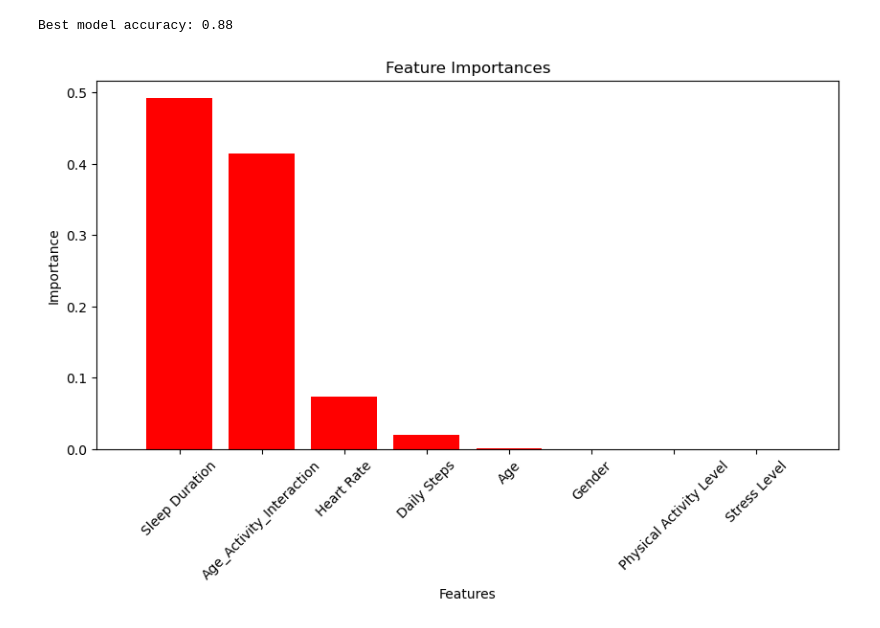
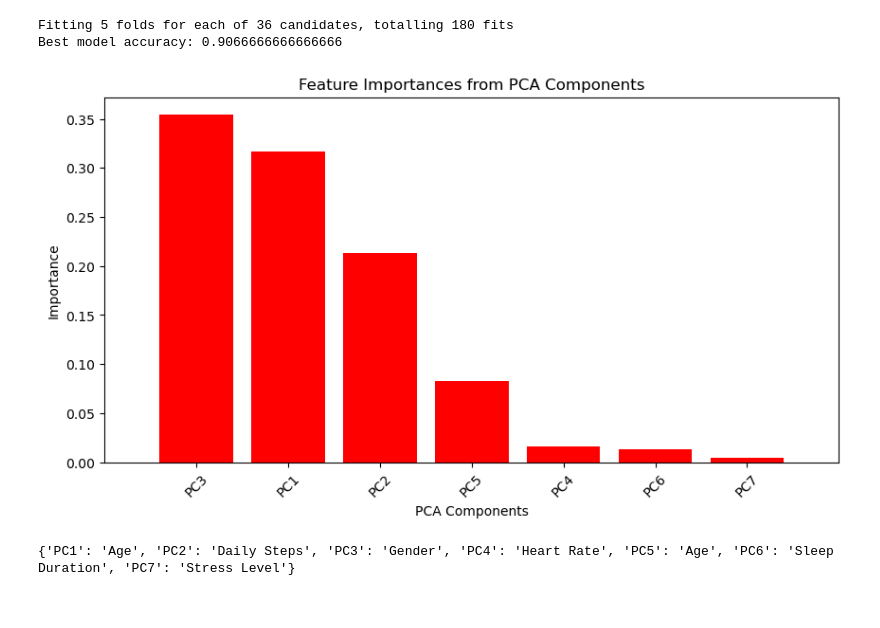
Before and after one commit to mark-earl/AML-PRJ3, a Jupyter notebook: src/decision_tree.ipynb, the cells around one changed output. Saved outputs shown, nothing was run; the diff lists cells and outputs as text; code cells hidden in the pictures.

Commit message:
Add pca to decision tree model

```diff
--- a/src/decision_tree.ipynb
+++ b/src/decision_tree.ipynb
@@ -1,68 +1,102 @@
 # %%
 # Decision Tree Project 3
 # Sleep health and lifestyle
+# PROBLEM STATEMENT: To identify the risk of sleep disorders from routine health and lifestyle data.
 import pandas as pd
 import numpy as np
 from sklearn.tree import DecisionTreeClassifier
 from sklearn.model_selection import train_test_split, GridSearchCV
 from sklearn.metrics import accuracy_score
-from sklearn.preprocessing import LabelEncoder
+from sklearn.preprocessing import LabelEncoder, StandardScaler
 from sklearn.impute import SimpleImputer
 import matplotlib.pyplot as plt
+from sklearn.decomposition import PCA
+from sklearn.pipeline import Pipeline
 
 # Load the dataset
 df = pd.read_csv("Sleep_health_and_lifestyle_dataset.csv")
 
-# Encode Sleep Disorder's to 0,1,2
+# Encode categorical variables
 encoder = LabelEncoder()
 df['Sleep Disorder'] = encoder.fit_transform(df['Sleep Disorder'])
-
-# MALE = 0; FEMALE = 0
 df['Gender'] = df['Gender'].map({'Male': 1, 'Female': 0})
 
-# Impute missing values in the features
+# Impute missing values
 imputer = SimpleImputer(strategy='mean')
-df[['Age', 'Sleep Duration', 'Stress Level', 'Daily Steps', 'Heart Rate', 'Gender', 'Physical Activity Level']] = imputer.fit_transform(df[['Age', 'Sleep Duration', 'Stress Level', 'Daily Steps', 'Heart Rate', 'Gender', 'Physical Activity Level']])
+df[['Age', 'Sleep Duration', 'Stress Level', 'Daily Steps', 'Heart Rate', 'Gender', 'Physical Activity Level']] = imputer.fit_transform(
+    df[['Age', 'Sleep Duration', 'Stress Level', 'Daily Steps', 'Heart Rate', 'Gender', 'Physical Activity Level']]
+)
 
-# Create an interaction term with age and phys activity
+# Create interaction term
 df['Age_Activity_Interaction'] = df['Age'] * df['Physical Activity Level']
 
 # Define features and target
 features = df[['Age', 'Sleep Duration', 'Stress Level', 'Daily Steps', 'Heart Rate', 'Physical Activity Level', 'Age_Activity_Interaction', 'Gender']]
 target = df['Sleep Disorder']
 
 # Split the data
 X_train, X_test, y_train, y_test = train_test_split(features, target, test_size=0.2, random_state=42)
 
-# Hyperparameter tuning
+# Define the PCA and classifier in a pipeline
+pipe = Pipeline([
+    ('scaler', StandardScaler()),
+    ('pca', PCA(n_components=7)),
+    ('clf', DecisionTreeClassifier(random_state=42))
+])
+
+# Set up a param_grid for GridSearchCV
 param_grid = {
-    'max_depth': [3, 5, 7, 10],
-    'min_samples_split': [2, 5, 10],
-    'min_samples_leaf': [1, 2, 4]
+    'clf__max_depth': [3, 5, 7, 10],
+    'clf__min_samples_split': [2, 5, 10],
+    'clf__min_samples_leaf': [1, 2, 4]
 }
 
-grid_search = GridSearchCV(estimator=DecisionTreeClassifier(random_state=42), param_grid=param_grid, cv=5, scoring='accuracy')
+# Perform grid search
+grid_search = GridSearchCV(estimator=pipe, param_grid=param_grid, cv=5, scoring='accuracy', verbose=1, n_jobs=-1)
 grid_search.fit(X_train, y_train)
+
+# Get the best model from grid search
 best_model = grid_search.best_estimator_
 
 # Evaluation
 y_pred_best = best_model.predict(X_test)
-print("Best model accuracy:", accuracy_score(y_test, y_pred_best))
+best_accuracy = accuracy_score(y_test, y_pred_best)
+print("Best model accuracy:", best_accuracy)
 
-# Feature Importance Visualization
-importances = best_model.feature_importances_
+# Feature Importance Visualization adapted for PCA
+importances = best_model.named_steps['clf'].feature_importances_
 indices = np.argsort(importances)[::-1]
 plt.figure(figsize=(10, 5))
-plt.title('Feature Importances')
-plt.bar(range(X_train.shape[1]), importances[indices], color="r", align="center")
-plt.xticks(range(X_train.shape[1]), [features.columns[i] for i in indices], rotation=45)
-plt.xlim([-1, X_train.shape[1]])
-plt.xlabel('Features')
+plt.title('Feature Importances from PCA Components')
+plt.bar(range(7), importances[indices], color="r", align="center")
+plt.xticks(range(7), ["PC" + str(i+1) for i in indices], rotation=45)
+plt.xlim([-1, 7])
+plt.xlabel('PCA Components')
 plt.ylabel('Importance')
 plt.show()
+
+# Access the PCA object
+pca = grid_search.best_estimator_.named_steps['pca']
+
+# Access the components
+loadings = pca.components_
+
+# Find the index of the feature that has the largest absolute coefficient
+most_influential_feature_per_component = np.argmax(np.abs(loadings), axis=1)
+
+# Get the names of these features
+feature_names = features.columns
+most_influential_names = [feature_names[idx] for idx in most_influential_feature_per_component]
+
+# Create a mapping of principal component to the name of the most influential feature
+pc_to_feature_mapping = {f'PC{i+1}': name for i, name in enumerate(most_influential_names)}
+
+print(pc_to_feature_mapping)
 # %% [output]
-Best model accuracy: 0.88
+Fitting 5 folds for each of 36 candidates, totalling 180 fits
+Best model accuracy: 0.9066666666666666
-[figure, old version]
+[figure, new version]
+{'PC1': 'Age', 'PC2': 'Daily Steps', 'PC3': 'Gender', 'PC4': 'Heart Rate', 'PC5': 'Age', 'PC6': 'Sleep Duration', 'PC7': 'Stress Level'}
 # %%
 # Visual for decision tree
 from sklearn.tree import plot_tree
```
Also changed, not shown: parts of 1 cell of this notebook.
